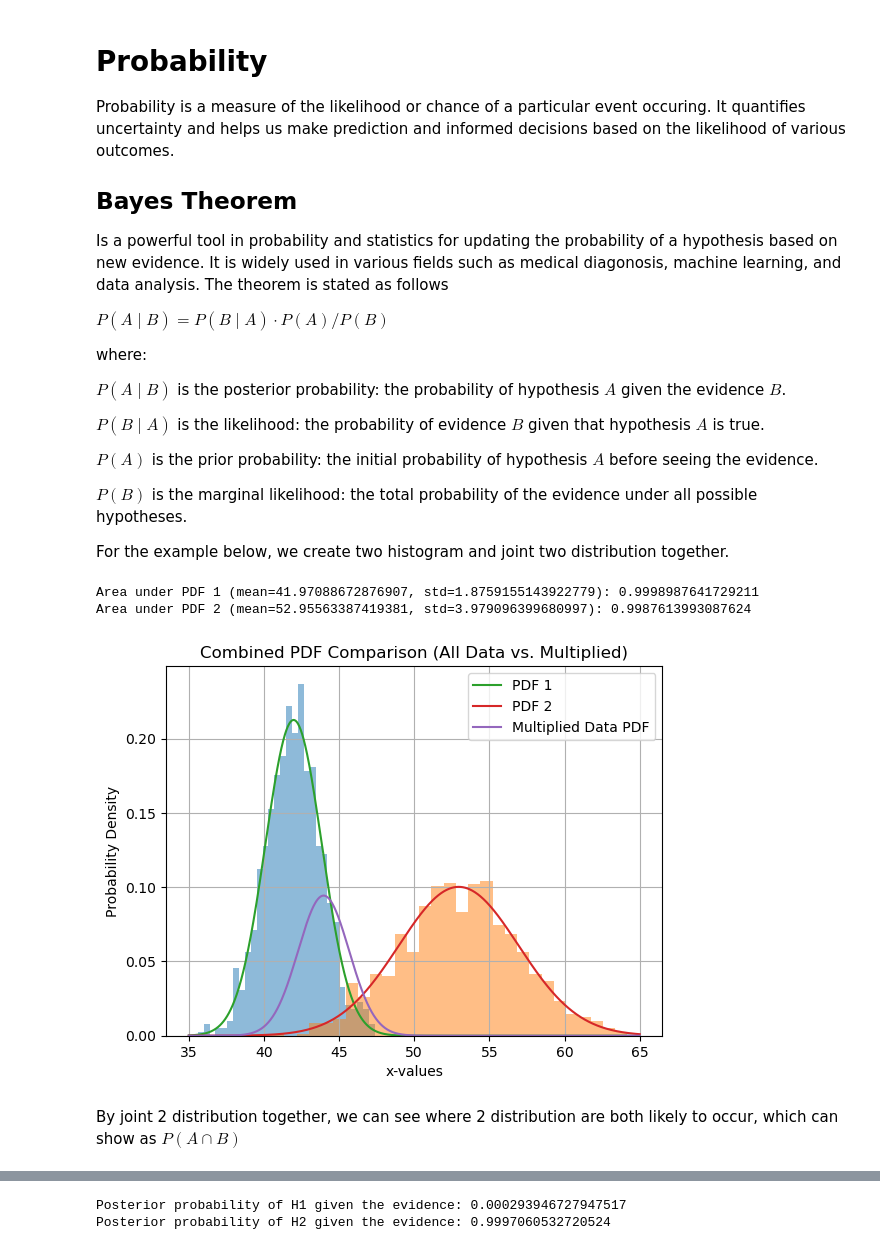
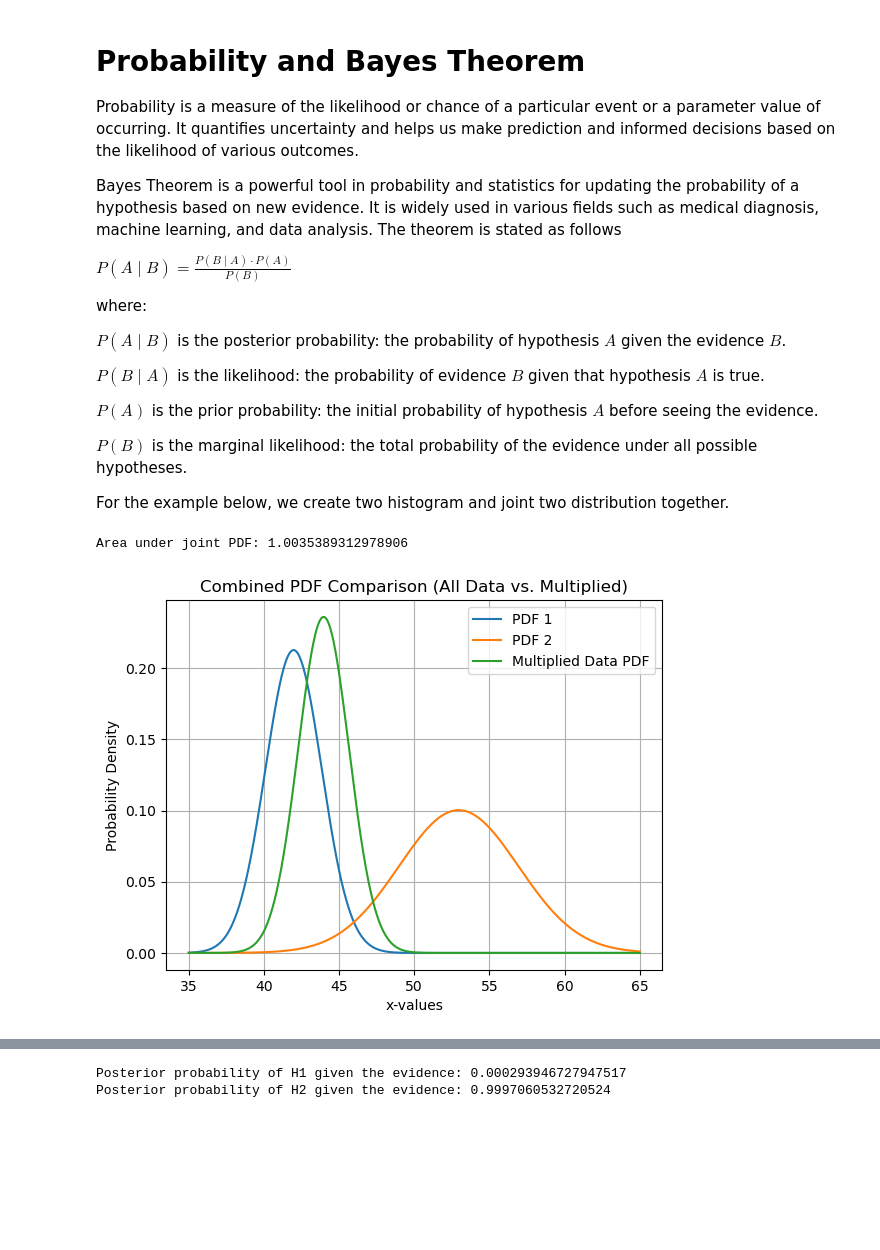
Before and after one commit to ESMS-Group-Public/FoKL-Documentation, a Jupyter notebook: FoKL Base Concepts/Probability and Bayes Theorem.ipynb, the cells around one changed output, grey strips where cells are left out. Saved outputs shown, nothing was run; the diff lists cells and outputs as text; code cells hidden in the pictures; blank space fills up the shorter version.

```diff
--- a/FoKL Base Concepts/Probability and Bayes Theorem.ipynb
+++ b/FoKL Base Concepts/Probability and Bayes Theorem.ipynb
@@ -1,11 +1,10 @@
 # %% [markdown]
-# Probability
-Probability is a measure of the likelihood or chance of a particular event occuring. It quantifies uncertainty and helps us make prediction and informed decisions based on the likelihood of various outcomes.
+# Probability and Bayes Theorem
+Probability is a measure of the likelihood or chance of a particular event or a parameter value of occurring. It quantifies uncertainty and helps us make prediction and informed decisions based on the likelihood of various outcomes.
 
-## Bayes Theorem
-Is a powerful tool in probability and statistics for updating the probability of a hypothesis based on new evidence. It is widely used in various fields such as medical diagonosis, machine learning, and data analysis. The theorem is stated as follows
+Bayes Theorem is a powerful tool in probability and statistics for updating the probability of a hypothesis based on new evidence. It is widely used in various fields such as medical diagnosis, machine learning, and data analysis. The theorem is stated as follows
 
-$P(A∣B)= {P(B∣A)⋅P(A)}/P(B)$
+$P(A∣B)= \frac{P(B∣A)⋅P(A)}{P(B)}$
 
 where:
 
@@ -45,42 +44,35 @@ pdf_values2 = norm.pdf(x_values, loc = mean2, scale = std2)
 # Multiplied the PDFs of the two datasets and scale by 100
 pdf_combined = np.zeros_like(pdf_values1)
 for i in range(len(pdf_values1)):
   pdf_combined[i] = (pdf_values1[i] * pdf_values2[i]) * 100
 pdf_combined = pdf_values1 * pdf_values2 * 100
 
 # Define a function to calculate the normal PDF
 def normal_pdf(x, mean, std):
   return (1 / (std * np.sqrt(2*np.pi))) * np.exp(-(x - mean)**2 / (2*std**2))
 
 # Calculate the PDF values using the defined function
 y_values1 = normal_pdf(x_values, mean1, std1)
 y_values2 = normal_pdf(x_values, mean2, std2)
 
 # Calculate the area under each PDF curve using numerical integration
-area1 = np.trapz(y_values1, x_values)
-area2 = np.trapz(y_values2, x_values)
+area = np.trapz(2.5 * pdf_combined, x_values)
 
 # Print the area under each PDF curve
-print(f"Area under PDF 1 (mean={mean1}, std={std1}):", area1)
-print(f"Area under PDF 2 (mean={mean2}, std={std2}):", area2)
+print(f"Area under joint PDF:", area)
 
 # Create the plot
-plt.hist(x1, density= True, bins = 30, alpha = 0.5)
-plt.hist(x2, density= True, bins = 30, alpha = 0.5)
 plt.plot(x_values, pdf_values1, label = 'PDF 1')
 plt.plot(x_values, pdf_values2, label = 'PDF 2')
-plt.plot(x_values, pdf_combined, label='Multiplied Data PDF')
+plt.plot(x_values, pdf_combined * 2.5, label='Multiplied Data PDF')
 
 # Add labels, title, legend, and grid to the plot
 plt.xlabel('x-values')
 plt.ylabel('Probability Density')
 plt.title('Combined PDF Comparison (All Data vs. Multiplied)')
 plt.legend()
 plt.grid(True)
 plt.show()
 # %% [output]
-Area under PDF 1 (mean=41.97088672876907, std=1.8759155143922779): 0.9998987641729211
-Area under PDF 2 (mean=52.95563387419381, std=3.979096399680997): 0.9987613993087624
+Area under joint PDF: 1.0035389312978906
-[figure, old version]
+[figure, new version]
-# %% [markdown]
-By joint 2 distribution together, we can see where 2 distribution are both likely to occur, which can show as $P(A \cap B)$
```
Also changed, not shown: parts of 10 cells of this notebook.
